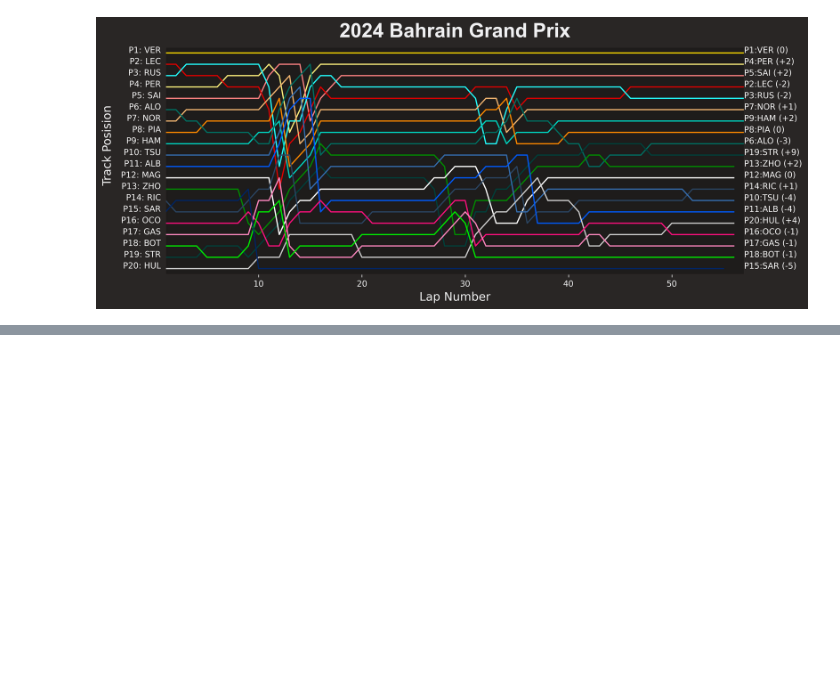
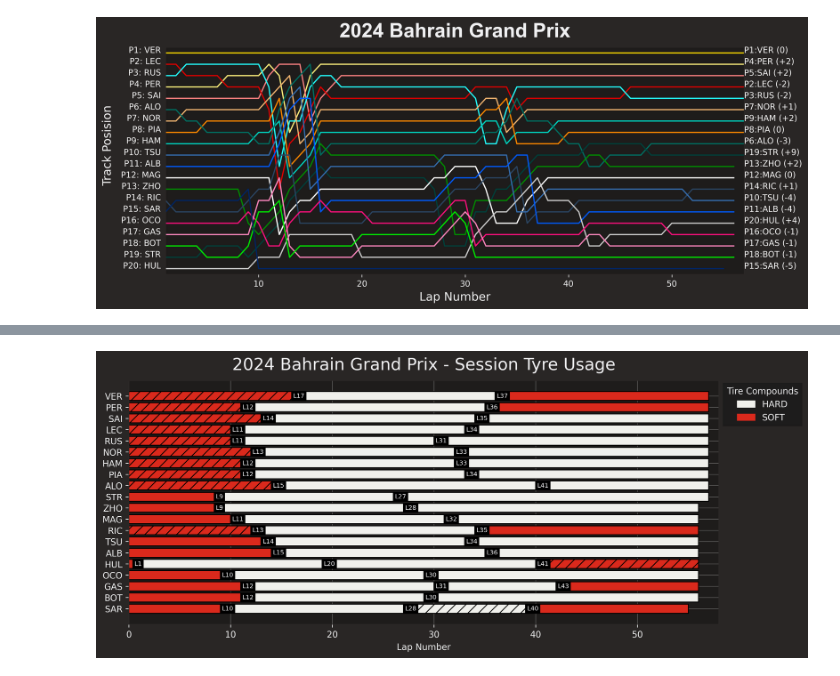
Before and after one commit to visciric/Projects, a Jupyter notebook: F1 Data Analysis/season_2024/01_Bahrain/Race.ipynb, the cells around one changed output, grey strips where cells are left out. Saved outputs shown, nothing was run; the diff lists cells and outputs as text; code cells hidden in the pictures; blank space fills up the shorter version.

```diff
--- a/F1 Data Analysis/season_2024/01_Bahrain/Race.ipynb
+++ b/F1 Data Analysis/season_2024/01_Bahrain/Race.ipynb
@@ -346,0 +151,4 @@ plt.show()
+# %%
+laps = session.laps
+drivers = session.drivers
+drivers = [session.get_driver(driver)["Abbreviation"] for driver in drivers]
@@ -346,0 +171,55 @@ plt.show()
+# %%
+stints = laps[["Driver", "Stint", "Compound", "LapNumber", 'FreshTyre']]
+stints = stints.groupby(["Driver", "Stint", "Compound", "FreshTyre"]).count().reset_index()
+stints = stints.rename(columns={"LapNumber": "StintLength"})
+# %%
+from matplotlib.patches import Patch
+# Plot the strategies
+fig, ax = plt.subplots(figsize=(12, 5), dpi=300)
+
+used_compounds = set(stints["Compound"])
+
+for driver in drivers:
+    driver_stints = stints.loc[stints["Driver"] == driver]
+
+    previous_stint_end = 0
+    for idx, row in driver_stints.iterrows():
+        hatch_pattern = '' if row['FreshTyre'] else '//'
+
+        bar = plt.barh(
+            y=driver,
+            width=row["StintLength"],
+            left=previous_stint_end,
+            color=fastf1.plotting.COMPOUND_COLORS[row["Compound"]],
+            edgecolor="black",
+            fill=True,
+            hatch=hatch_pattern
+        )
+
+        stint_end = previous_stint_end + row["StintLength"]
+        is_last_stint = (idx == driver_stints.index[-1])
+
+        if previous_stint_end >= 0  and not is_last_stint:
+            plt.annotate(
+                f"L{stint_end}",
+                xy=(stint_end, drivers.index(driver)),
+                xytext=(3, 0),
+                textcoords="offset points",
+                va='center',
+                ha='right',
+                fontsize=7,
+                bbox=dict(boxstyle="square,pad=0.25", ec = 'black', fc="black", lw=1)
+            )
+
+        previous_stint_end = stint_end
+
+legend_patches = [Patch(color=fastf1.plotting.COMPOUND_COLORS[compound], label=compound) for compound in used_compounds]
+plt.legend(handles=legend_patches, title="Tire Compounds", bbox_to_anchor=(1, 1.006), loc='upper left')
+plt.xlim(0,58)
+plt.title("2024 Bahrain Grand Prix - Session Tyre Usage")
+plt.xlabel("Lap Number")
+plt.grid(True, alpha=.4)
+ax.invert_yaxis()
+plt.show()
+# %% [output]
+[figure, added]
```
Also changed, not shown: parts of 9 cells of this notebook, 3 other files.
